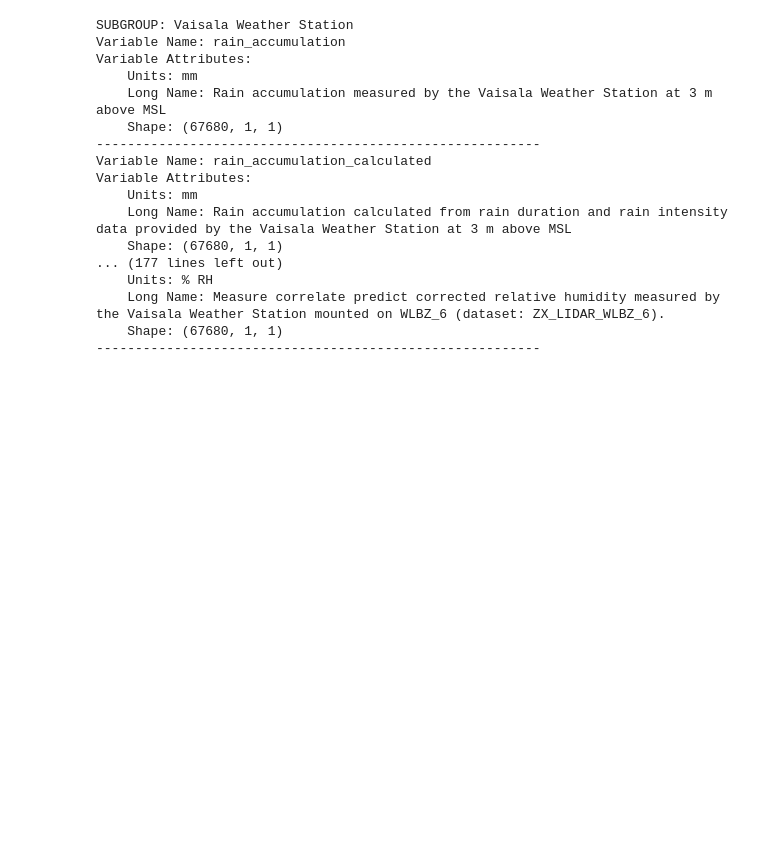
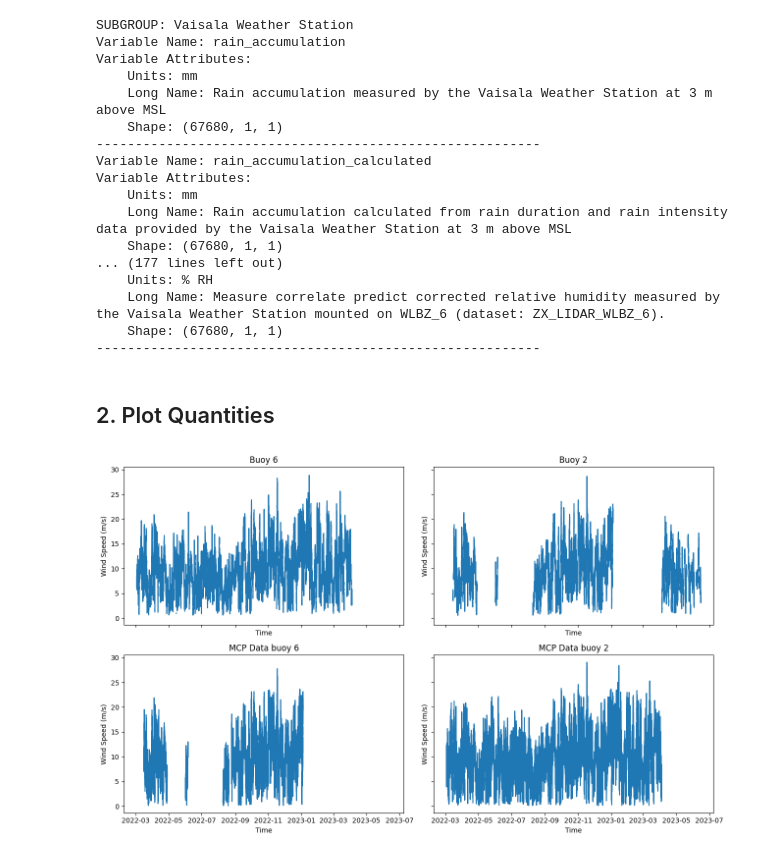
Before and after one commit to boujuan/StudentProject-Yield-Predictions-Offshore, a Jupyter notebook: ncfiles_overwiev.ipynb, the cells around one changed output. Saved outputs shown, nothing was run; the diff lists cells and outputs as text; code cells hidden in the pictures; blank space fills up the shorter version.

```diff
--- a/ncfiles_overwiev.ipynb
+++ b/ncfiles_overwiev.ipynb
@@ -14,8 +15,12 @@ import cartopy.crs as ccrs
 # %%
 bouy6_path = 'data/measurements/2023-11-06_Buoy6_BSH_N-9.nc'
 bouy2_path = 'data/measurements/2023-11-09_Buoy2_BSH_N-9.nc'
-bouy2_file = Dataset(bouy2_path)
-bouy6_file = Dataset(bouy6_path)
+
+xrbuoy6 = xr.open_dataset(bouy6_path)
+xrbuoy2 = xr.open_dataset(bouy2_path)
+
+buoy2_file = Dataset(bouy2_path)
+buoy6_file = Dataset(bouy6_path)
 # %%
 #Define a few functions to explore the structure and variables inside the ncfiles
 def overwiev_ncfile(current_ncfile):
@@ -124,3 +147,44 @@ Variable Attributes:
     Long Name: Measure correlate predict corrected relative humidity measured by the Vaisala Weather Station mounted on WLBZ_6 (dataset: ZX_LIDAR_WLBZ_6).
     Shape: (67680, 1, 1)
 ---------------------------------------------------------
+# %% [markdown]
+## 2. Plot Quantities
+# %%
+time2 = xrbuoy2.variables['time'][:]
+windspeed_mcp_buoy2 = buoy2_file.groups['ZX_LIDAR_WLBZ_6_MCP'].variables['wind_speed'][:]
+windspeed2 = buoy2_file.groups['ZX_LIDAR_WLBZ_2'].variables['wind_speed'][:]
+
+time6 = xrbuoy6.variables['time'][:]
+windspeed_mcp_buoy6 = buoy6_file.groups['ZX_LIDAR_WLBZ_2_MCP'].variables['wind_speed'][:]
+windspeed6 = buoy6_file.groups['ZX_LIDAR_WLBZ_6'].variables['wind_speed'][:]
+
+# Creating a figure with 4 subplots arranged in a 2x2 grid
+fig, axes = plt.subplots(2, 2, figsize=(13, 8), sharey=True, sharex=True)
+
+axes[0, 0].plot(time6, windspeed6[:, 0, 0, 2])
+axes[0, 0].set_title('Buoy 6')
+axes[0, 0].set_xlabel('Time')
+axes[0, 0].set_ylabel('Wind Speed (m/s)')
+
+axes[0, 1].plot(time2, windspeed2[:, 0, 0, 2])
+axes[0, 1].set_title('Buoy 2')
+axes[0, 1].set_xlabel('Time')
+axes[0, 1].set_ylabel('Wind Speed (m/s)')
+
+axes[1, 0].plot(time6, windspeed_mcp_buoy6[:, 0, 0, 2])
+axes[1, 0].set_title('MCP Data buoy 6')
+axes[1, 0].set_xlabel('Time')
+axes[1, 0].set_ylabel('Wind Speed (m/s)')
+
+axes[1, 1].plot(time2, windspeed_mcp_buoy2[:, 0, 0, 2])
+axes[1, 1].set_title('MCP Data buoy 2')
+axes[1, 1].set_xlabel('Time')
+axes[1, 1].set_ylabel('Wind Speed (m/s)')
+
+# Adjust layout to prevent overlap
+plt.tight_layout()
+
+# Display the plots
+plt.show()
+# %% [output]
+[figure, added]
```
Also changed, not shown: parts of 4 cells of this notebook.
